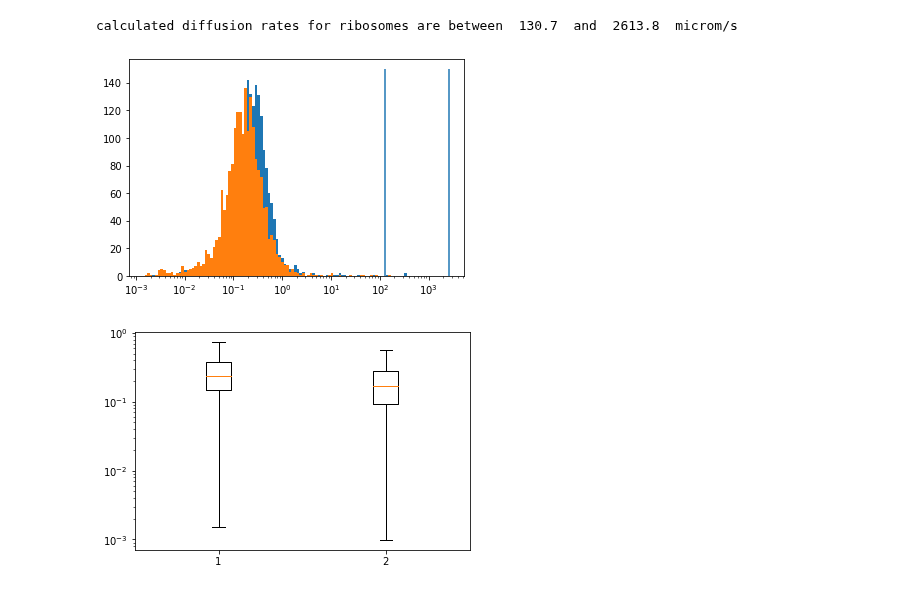
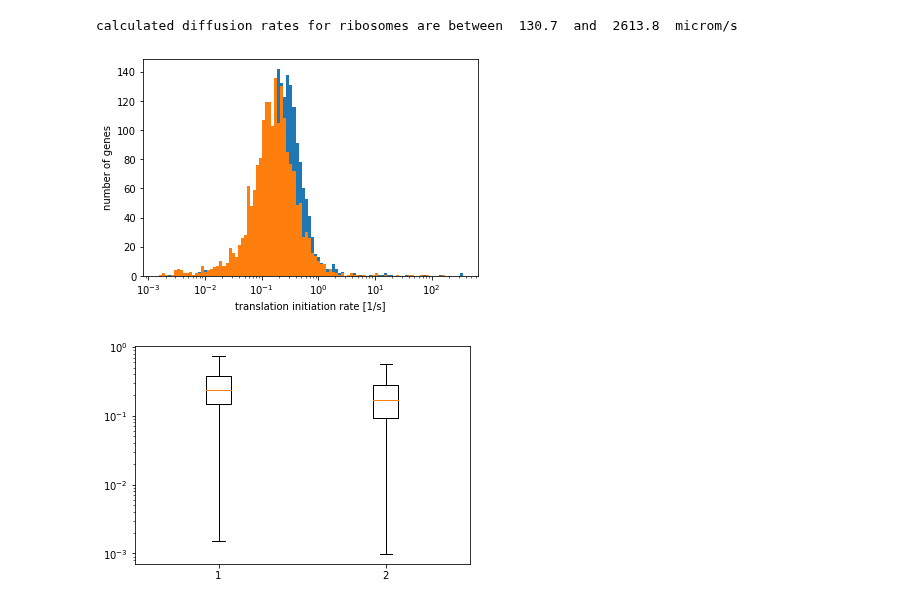
Before and after one commit to iAMB-RWTH-Aachen/PAModelpy, a Jupyter notebook: Scripts/Translation_parameters_estimation.ipynb, the cells around one changed output. Saved outputs shown, nothing was run; the diff lists cells and outputs as text; code cells hidden in the pictures.

```diff
--- a/Scripts/Translation_parameters_estimation.ipynb
+++ b/Scripts/Translation_parameters_estimation.ipynb
@@ -60,15 +60,17 @@ calculated diffusion rates for ribosomes are between  130.7  and  2613.8  microm
 # %%
 #plot histogram
 bins =100
 
 hist, bins = np.histogram(translation_initiation_wt, bins=bins)
 logbins = np.logspace(np.log10(bins[0]),np.log10(bins[-1]),len(bins))
 plt.hist(translation_initiation_wt, bins=logbins)
 plt.hist(translation_initiation_clim, bins= logbins)
-plt.vlines([min_diff_limited_on_rate, max_diff_limited_on_rate], 0, 150)
+plt.xlabel('translation initiation rate [1/s]')
+plt.ylabel('number of genes')
+# plt.vlines([min_diff_limited_on_rate, max_diff_limited_on_rate], 0, 150)
 plt.xscale('log')
 # %% [output]
-[figure, old version]
+[figure, new version]
 # %%
 # plot boxplot
 fig, ax = plt.subplots()
```
Also changed, not shown: parts of 8 cells of this notebook, 15 other files.
